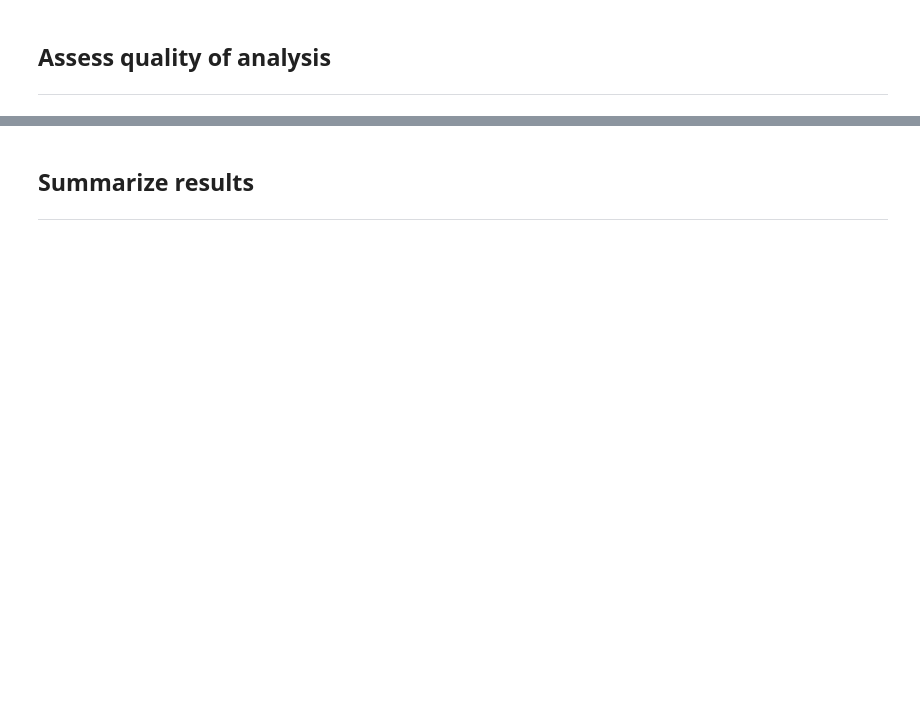
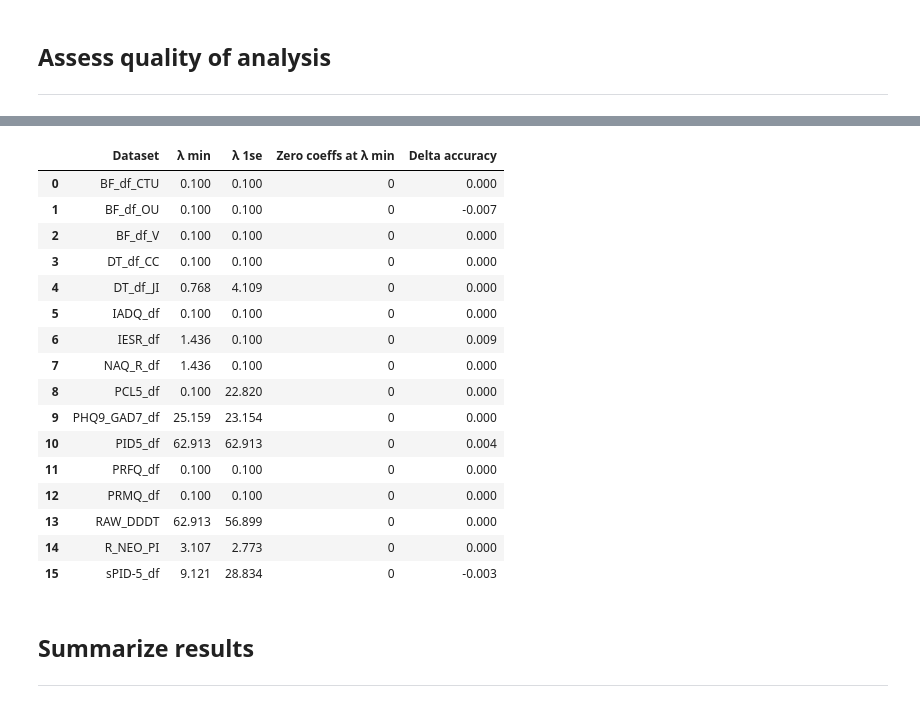
Before and after one commit to MattiaBrocco/Model-agnostic-feature-selection, a Jupyter notebook: CBSD Project MB.ipynb, the cells around one changed output, grey strips where cells are left out. Cells and saved outputs as stored; diff of their text form; code cells hidden in the pictures; blank space fills up the shorter version.

```diff
--- a/CBSD Project MB.ipynb
+++ b/CBSD Project MB.ipynb
@@ -337,11 +343,31 @@ plt.show()
 # %%
 benchmark = evaluation.lasso_benchmark(data_collection)
 
 benchmark_df = pd.DataFrame(benchmark,
                             columns = ["Dataset", "Algo", "λ min", "λ 1se",
                                        "Zero coeffs at λ min",
                                        "Delta accuracy"]).drop("Algo", axis = 1)
+
+benchmark_df["Delta accuracy"] = benchmark_df["Delta accuracy"].apply(lambda s: s.loc["Accuracy"])
 benchmark_df
+# %% [output]
+|  | Dataset | λ min | λ 1se | Zero coeffs at λ min | Delta accuracy |
+| 0 | BF_df_CTU | 0.100 | 0.100 | 0 | 0.000 |
+| 1 | BF_df_OU | 0.100 | 0.100 | 0 | -0.007 |
+| 2 | BF_df_V | 0.100 | 0.100 | 0 | 0.000 |
+| 3 | DT_df_CC | 0.100 | 0.100 | 0 | 0.000 |
+| 4 | DT_df_JI | 0.768 | 4.109 | 0 | 0.000 |
+| 5 | IADQ_df | 0.100 | 0.100 | 0 | 0.000 |
+| 6 | IESR_df | 1.436 | 0.100 | 0 | 0.009 |
+| 7 | NAQ_R_df | 1.436 | 0.100 | 0 | 0.000 |
+| 8 | PCL5_df | 0.100 | 22.820 | 0 | 0.000 |
+| 9 | PHQ9_GAD7_df | 25.159 | 23.154 | 0 | 0.000 |
+| 10 | PID5_df | 62.913 | 62.913 | 0 | 0.004 |
+| 11 | PRFQ_df | 0.100 | 0.100 | 0 | 0.000 |
+| 12 | PRMQ_df | 0.100 | 0.100 | 0 | 0.000 |
+| 13 | RAW_DDDT | 62.913 | 56.899 | 0 | 0.000 |
+| 14 | R_NEO_PI | 3.107 | 2.773 | 0 | 0.000 |
+| 15 | sPID-5_df | 9.121 | 28.834 | 0 | -0.003 |
 # %%
 #evaluation.graphical_lasso_benchmark(benchmark[7])
 # %% [markdown]
```
Also changed, not shown: parts of 8 cells of this notebook, 2 other files.
